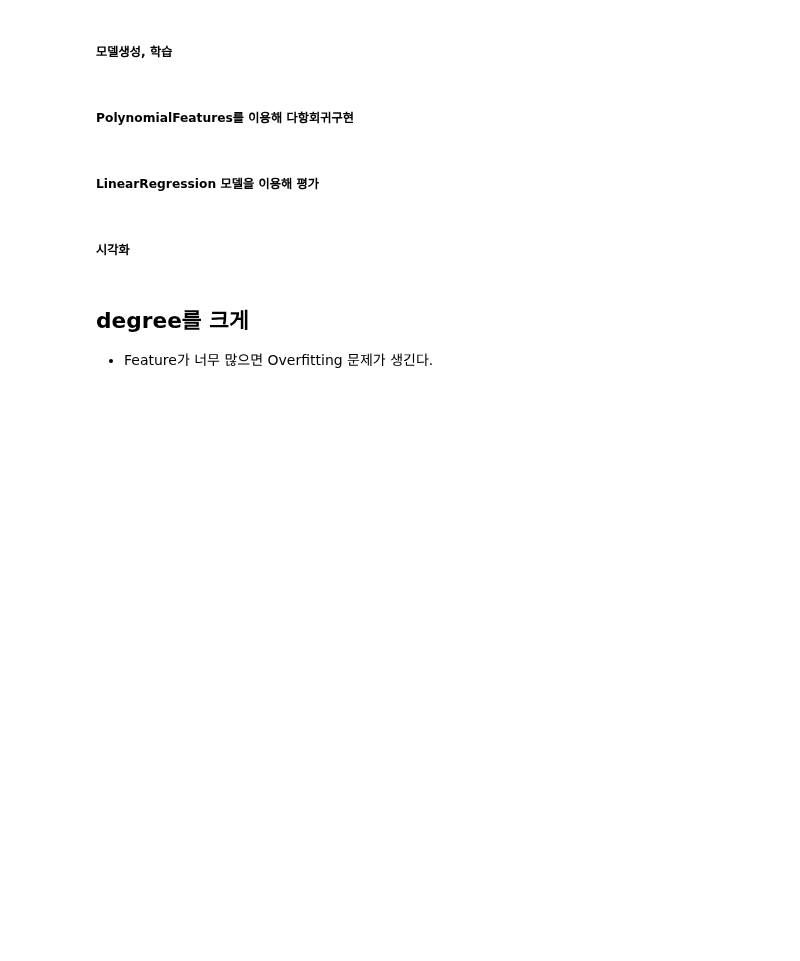
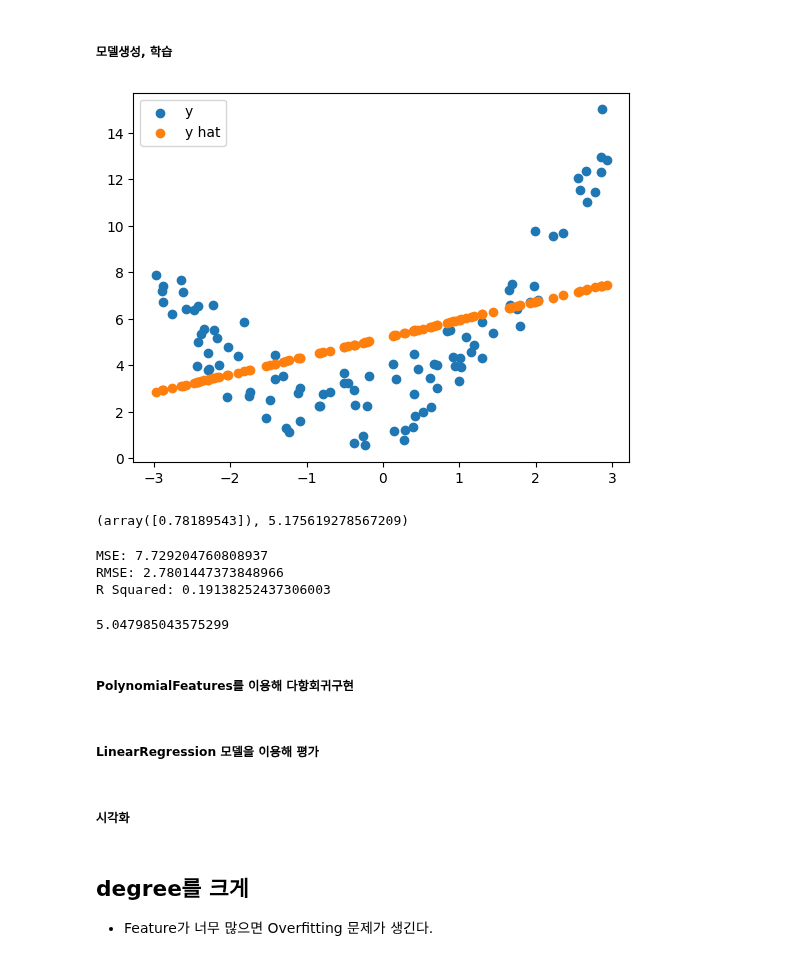
Before and after one commit to LeeJUHO127/DA-35, a Jupyter notebook: 07_machine_learning/12_선형모델_선형회귀.ipynb, the cells around one changed output. Saved outputs shown, nothing was run; the diff lists cells and outputs as text; code cells hidden in the pictures; blank space fills up the shorter version.

```diff
--- a/07_machine_learning/12_선형모델_선형회귀.ipynb
+++ b/07_machine_learning/12_선형모델_선형회귀.ipynb
@@ -139,5 +235,31 @@ print(X.shape, y.shape)
 # %% [markdown]
 ##### 모델생성, 학습
+# %%
+lr = LinearRegression()
+lr.fit(X, y)
+pred = lr.predict(X)
+# %%
+import matplotlib.pyplot as plt
+plt.scatter(X,  y, label="y")
+plt.scatter(X, pred, label='y hat')
+plt.legend()
+plt.show()
+# %% [output]
+[figure, added]
+# %%
+lr.coef_, lr.intercept_
+# %% [output]
+(array([0.78189543]), 5.175619278567209)
+# %%
+print_regression_metrcis(y, pred)
+# %% [output]
+MSE: 7.729204760808937
+RMSE: 2.7801447373848966
+R Squared: 0.19138252437306003
+# %%
+y.mean()
+# %% [output]
+5.047985043575299
 # %% [markdown]
 ##### PolynomialFeatures를 이용해 다항회귀구현
 # %% [markdown]
```
Also changed, not shown: parts of 23 cells of this notebook.
